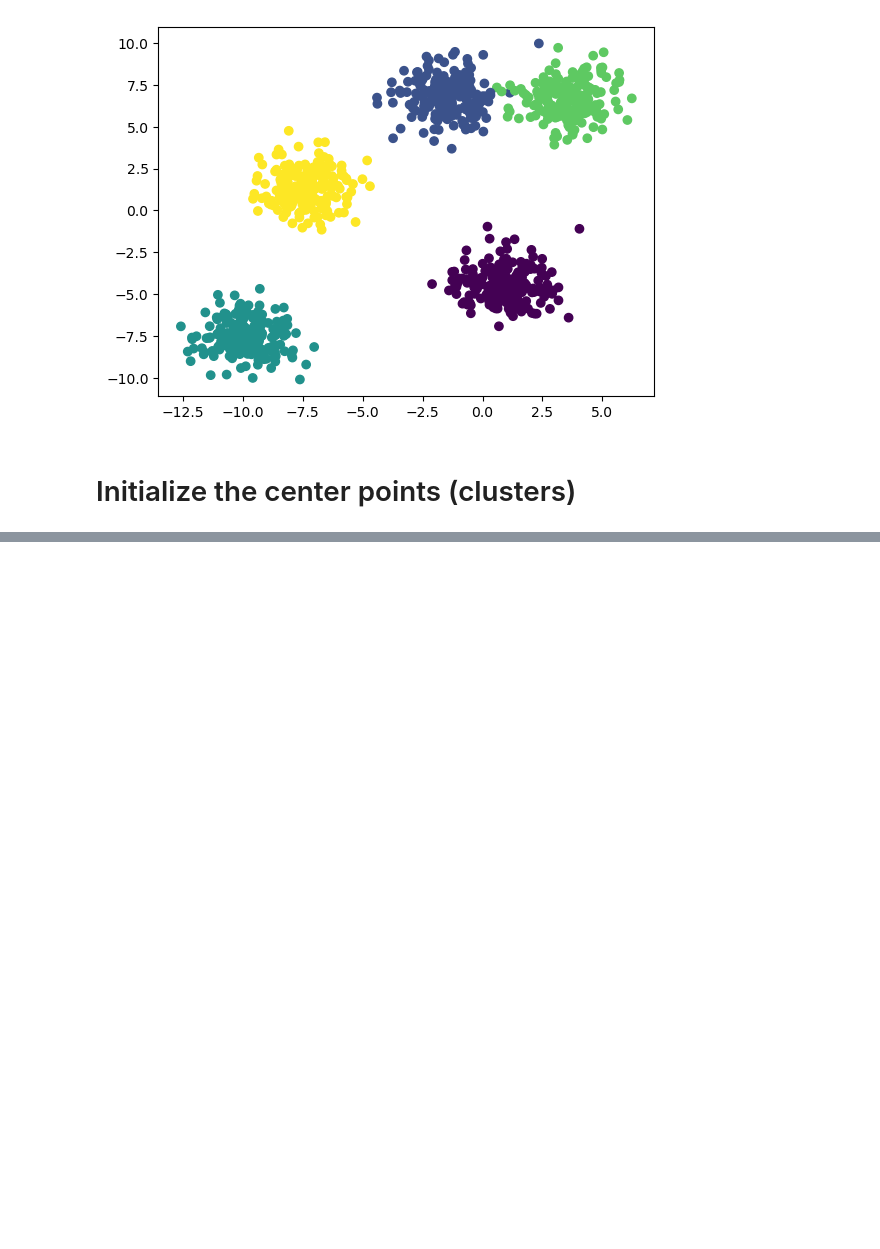
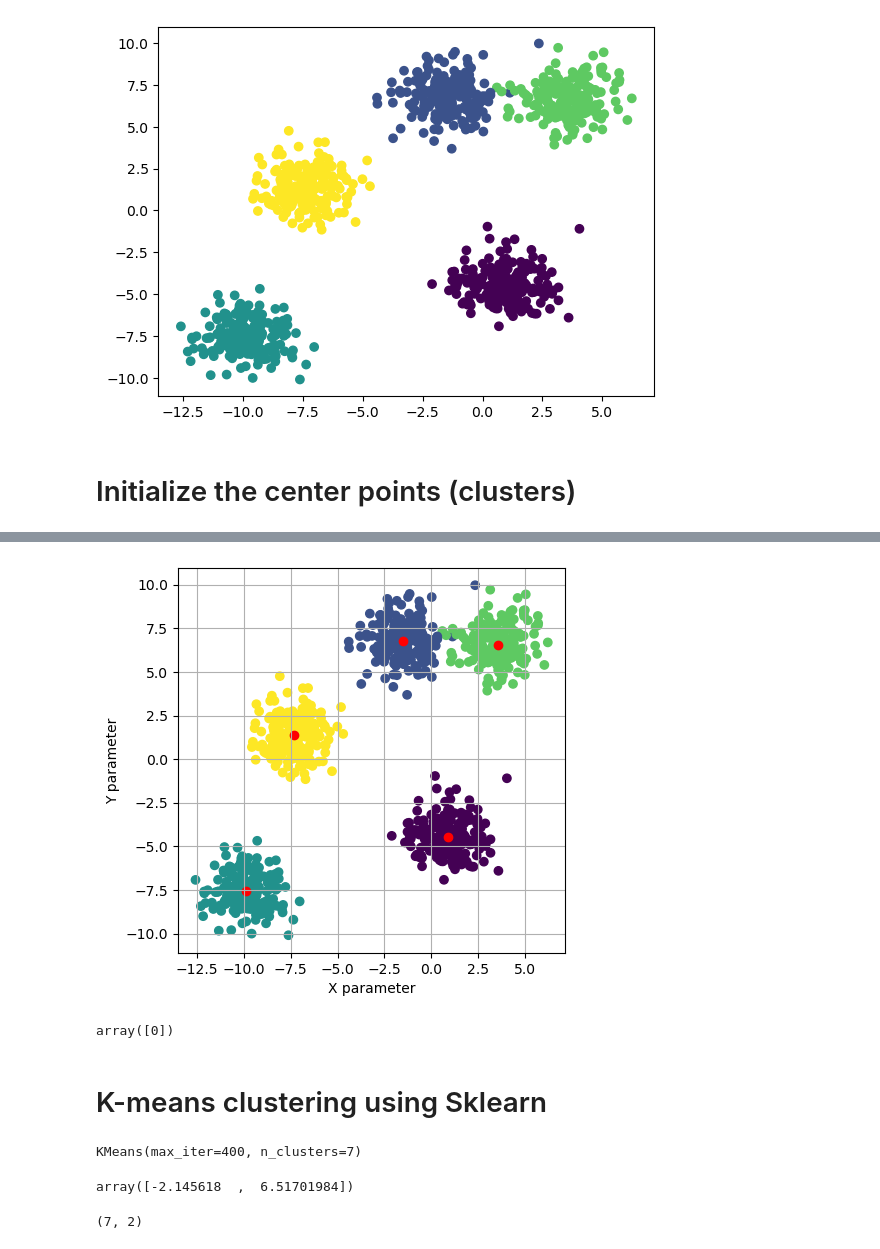
Before and after one commit to KHITOLIA/Chitkara-University, a Jupyter notebook: K-means Clustering.ipynb, the cells around one changed output, grey strips where cells are left out. Saved outputs shown, nothing was run; the diff lists cells and outputs as text; code cells hidden in the pictures; blank space fills up the shorter version.

```diff
--- a/K-means Clustering.ipynb
+++ b/K-means Clustering.ipynb
@@ -117,0 +179,18 @@ update_cluster(clusters)
+# %%
+center = kmeans.cluster_centers_
+# %%
+plt.figure(figsize = (5,5))
+plt.scatter(X[:, 0], X[:, 1], c = _)
+plt.scatter(center[:,0],center[: ,1], c = 'red' )
+plt.xlabel('X parameter')
+plt.ylabel('Y parameter')
+plt.grid(True)
+plt.show()
+# %% [output]
+[figure, added]
+# %%
+kmeans.predict([[1.12341, -12.1234213]])
+# %% [output]
+array([0])
+# %% [markdown]
+# K-means clustering using Sklearn
@@ -117,0 +201,8 @@ update_cluster(clusters)
+# %%
+cls.fit(X)
+# %% [output]
+KMeans(max_iter=400, n_clusters=7)
+# %%
+X[0]
+# %% [output]
+array([-2.145618  ,  6.51701984])
@@ -117,0 +211,4 @@ update_cluster(clusters)
+# %%
+center.shape
+# %% [output]
+(7, 2)
```
Also changed, not shown: parts of 56 cells of this notebook, 5 other files.
